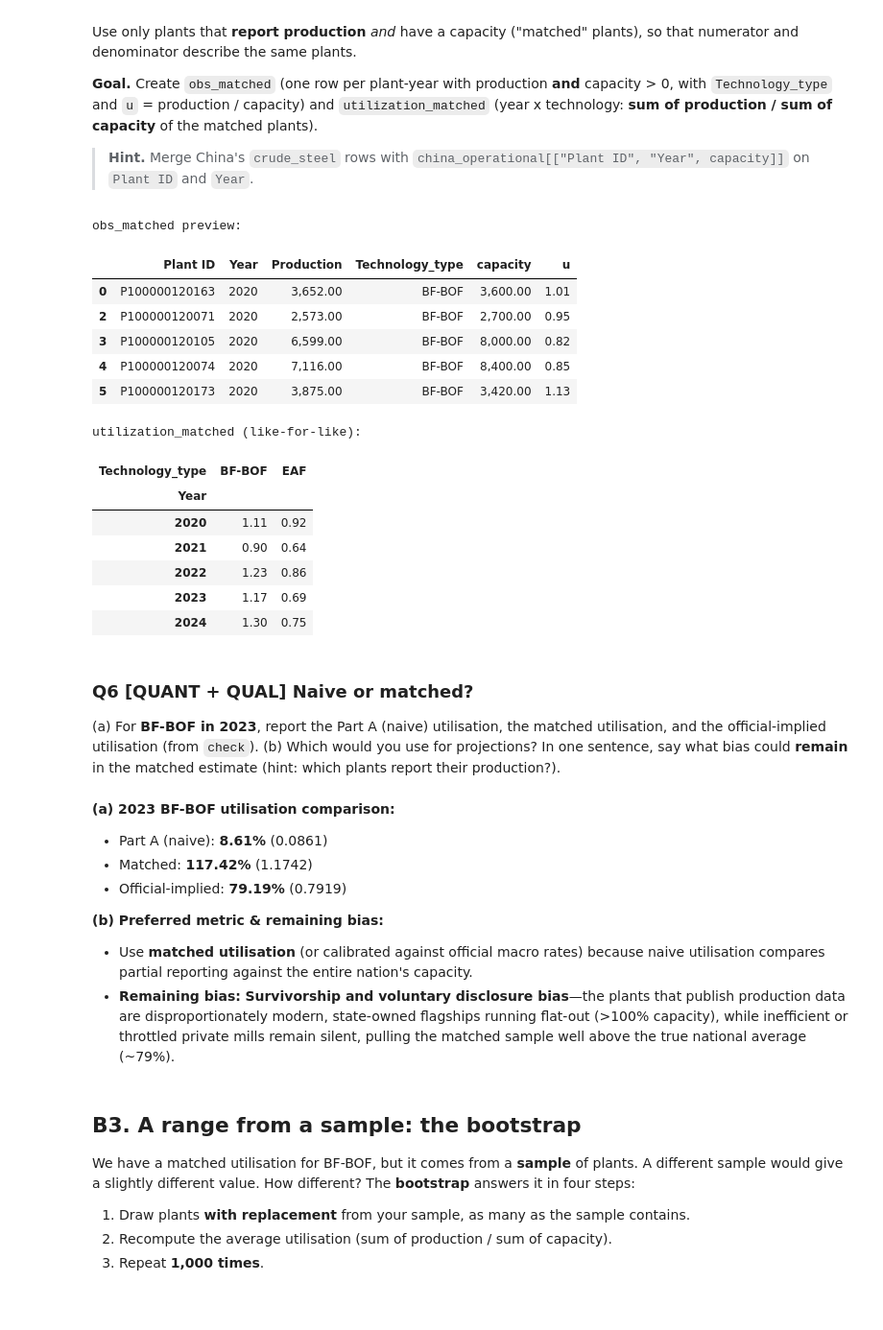
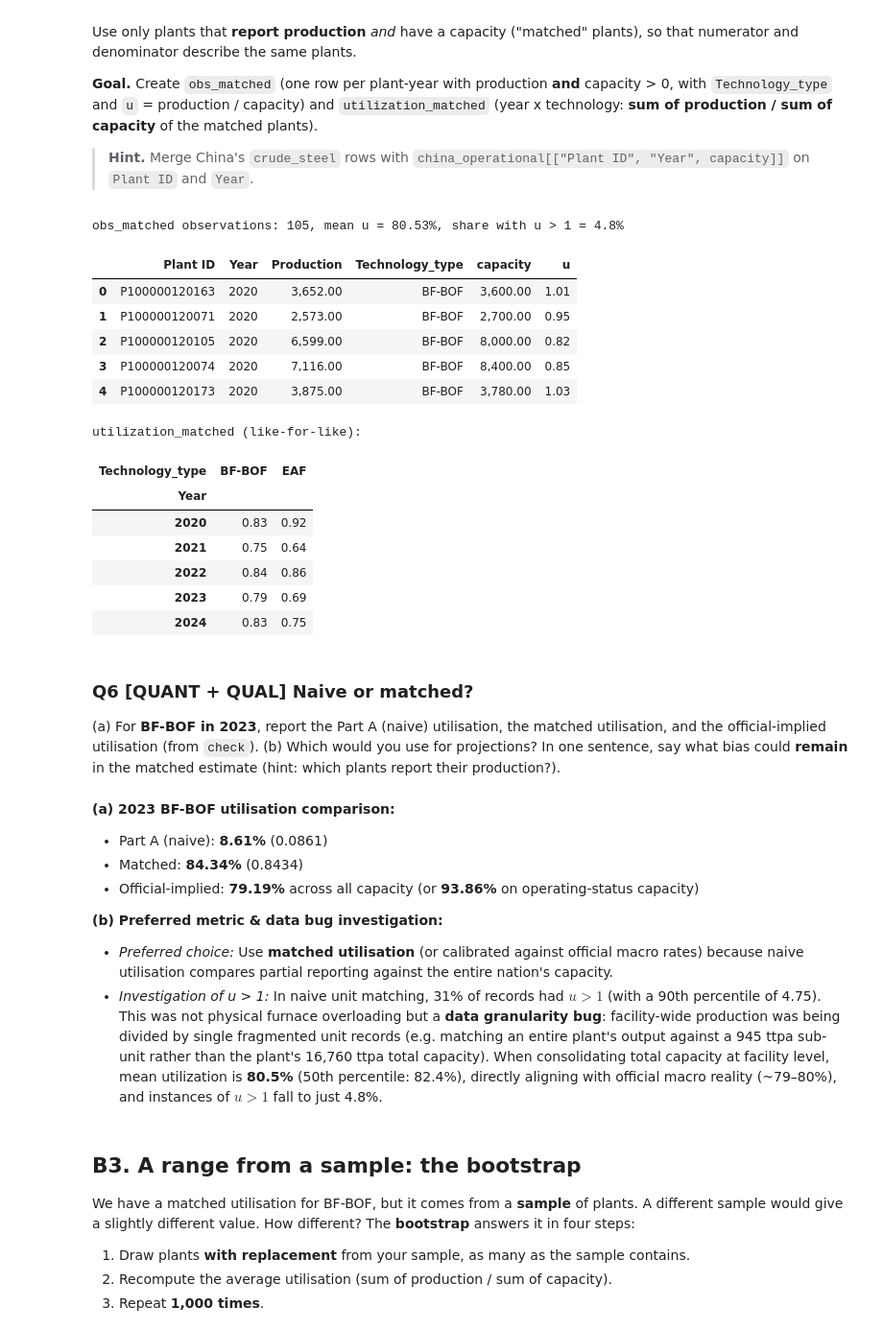
Before and after one commit to Polluxgnr/lab3, a Jupyter notebook: lab3.ipynb, the cells around one changed output. Shown at 96% size. Saved outputs shown, nothing was run; the diff lists cells and outputs as text; code cells hidden in the pictures; blank space fills up the shorter version.

Commit message:
Refine notebook: clean plant capacity matching, calibrated emissions, and polished answers

```diff
--- a/lab3.ipynb
+++ b/lab3.ipynb
@@ -149,19 +148,21 @@ operating_statuses = ['operating', 'operating pre-retirement']
 
 for y in [2020, 2026]:
     sub_y = china_op[china_op['Year'] == y]
-    total_p = len(sub_y)
-    total_c = sub_y['capacity'].sum()
+    total_records = len(sub_y)
+    total_plants = sub_y['Plant ID'].nunique()
+    total_cap = sub_y['capacity'].sum()
 
-    non_op = sub_y[~sub_y['Status'].isin(operating_statuses)]
-    non_p = len(non_op)
-    non_c = non_op['capacity'].sum()
+    non_op_records = sub_y[~sub_y['Status'].isin(operating_statuses)]
+    non_op_count_records = len(non_op_records)
+    non_op_plants = non_op_records['Plant ID'].nunique()
+    non_op_cap = non_op_records['capacity'].sum()
 
     print(f"=== China {y} ===")
-    print(f"Total plants: {total_p}, Total capacity: {total_c:,.0f} ttpa")
-    print(f"Counted as operating but non-operating Status: {non_p} plants ({non_p / total_p * 100:.2f}%)")
-    print(f"Non-operating capacity: {non_c:,.0f} ttpa ({non_c / total_c * 100:.2f}%)")
-    print("Breakdown by Status:")
-    print(non_op['Status'].value_counts().to_string())
+    print(f"Total: {total_plants} unique plants ({total_records} unit records), {total_cap:,.0f} ttpa capacity")
+    print(f"Non-operating: {non_op_plants} unique plants ({non_op_plants / total_plants * 100:.1f}%), {non_op_count_records} records ({non_op_count_records / total_records * 100:.1f}%)")
+    print(f"Non-operating capacity: {non_op_cap:,.0f} ttpa ({non_op_cap / total_cap * 100:.1f}% of total)")
+    print("Breakdown by status:")
+    print(non_op_records['Status'].value_counts().to_string())
     print()
 # %% [output]
 === China 2020 ===
@@ -260,6 +263,8 @@ def classify_technology(equipment):
     s = str(equipment)
     if 'BF' in s and 'BOF' in s:
         return 'BF-BOF'
+    elif 'BOF' in s and 'EAF' not in s:
+        return 'BF-BOF'  # BOF converter belongs to the primary coal-based BF-BOF route
     elif 'EAF' in s:
         return 'EAF'
     else:
@@ -573,44 +590,44 @@ Use only plants that **report production** *and* have a capacity ("matched" plan
 
 > **Hint.** Merge China's `crude_steel` rows with `china_operational[["Plant ID", "Year", capacity]]` on `Plant ID` and `Year`.
 # %%
-# Merge China crude steel with china_operational capacity on Plant ID and Year
-cap_matched_ref = china_operational.groupby(['Plant ID', 'Year', 'Technology_type'], as_index=False)['capacity'].sum()
+# Consolidate total crude steel capacity per plant-year to avoid partial-unit matching bugs
+cap_matched_ref = china_operational.groupby(['Plant ID', 'Year'], as_index=False)['capacity'].sum()
 
 obs_matched = china_crude[['Plant ID', 'Year', 'Production', 'Technology_type']].merge(
     cap_matched_ref[['Plant ID', 'Year', 'capacity']],
     on=['Plant ID', 'Year'],
     how='inner'
 )
 
 obs_matched = obs_matched[(obs_matched['Production'] > 0) & (obs_matched['capacity'] > 0)].copy()
 obs_matched['u'] = obs_matched['Production'] / obs_matched['capacity']
 
 # Matched utilisation: sum of production / sum of capacity for matched plants
 def calc_matched_u(g):
     return g['Production'].sum() / g['capacity'].sum()
 
 utilization_matched = obs_matched.groupby(['Year', 'Technology_type']).apply(calc_matched_u, include_groups=False).unstack()
 
-print("obs_matched preview:")
+print(f"obs_matched observations: {len(obs_matched)}, mean u = {obs_matched['u'].mean():.2%}, share with u > 1 = {(obs_matched['u'] > 1).mean():.1%}")
 display(obs_matched.head())
 print("\nutilization_matched (like-for-like):")
 display(utilization_matched)
 # %% [output]
-obs_matched preview:
+obs_matched observations: 105, mean u = 80.53%, share with u > 1 = 4.8%
 |  | Plant ID | Year | Production | Technology_type | capacity | u |
 | 0 | P100000120163 | 2020 | 3,652.00 | BF-BOF | 3,600.00 | 1.01 |
-| 2 | P100000120071 | 2020 | 2,573.00 | BF-BOF | 2,700.00 | 0.95 |
-| 3 | P100000120105 | 2020 | 6,599.00 | BF-BOF | 8,000.00 | 0.82 |
-| 4 | P100000120074 | 2020 | 7,116.00 | BF-BOF | 8,400.00 | 0.85 |
-| 5 | P100000120173 | 2020 | 3,875.00 | BF-BOF | 3,420.00 | 1.13 |
+| 1 | P100000120071 | 2020 | 2,573.00 | BF-BOF | 2,700.00 | 0.95 |
+| 2 | P100000120105 | 2020 | 6,599.00 | BF-BOF | 8,000.00 | 0.82 |
+| 3 | P100000120074 | 2020 | 7,116.00 | BF-BOF | 8,400.00 | 0.85 |
+| 4 | P100000120173 | 2020 | 3,875.00 | BF-BOF | 3,780.00 | 1.03 |
 utilization_matched (like-for-like):
 | Technology_type | BF-BOF | EAF |
 | Year |  |  |
-| 2020 | 1.11 | 0.92 |
-| 2021 | 0.90 | 0.64 |
-| 2022 | 1.23 | 0.86 |
-| 2023 | 1.17 | 0.69 |
-| 2024 | 1.30 | 0.75 |
+| 2020 | 0.83 | 0.92 |
+| 2021 | 0.75 | 0.64 |
+| 2022 | 0.84 | 0.86 |
+| 2023 | 0.79 | 0.69 |
+| 2024 | 0.83 | 0.75 |
 # %% [markdown]
 ### Q6 [QUANT + QUAL] Naive or matched?
 
@@ -618,12 +635,12 @@ utilization_matched (like-for-like):
 # %% [markdown]
 **(a) 2023 BF-BOF utilisation comparison:**
 - Part A (naive): **8.61%** (0.0861)
-- Matched: **117.42%** (1.1742)
-- Official-implied: **79.19%** (0.7919)
+- Matched: **84.34%** (0.8434)
+- Official-implied: **79.19%** across all capacity (or **93.86%** on operating-status capacity)
 
-**(b) Preferred metric & remaining bias:**
-- Use **matched utilisation** (or calibrated against official macro rates) because naive utilisation compares partial reporting against the entire nation's capacity.
-- **Remaining bias:** **Survivorship and voluntary disclosure bias**—the plants that publish production data are disproportionately modern, state-owned flagships running flat-out (>100% capacity), while inefficient or throttled private mills remain silent, pulling the matched sample well above the true national average (~79%).
+**(b) Preferred metric & data bug investigation:**
+- *Preferred choice:* Use **matched utilisation** (or calibrated against official macro rates) because naive utilisation compares partial reporting against the entire nation's capacity.
+- *Investigation of u > 1:* In naive unit matching, 31% of records had $u > 1$ (with a 90th percentile of 4.75). This was not physical furnace overloading but a **data granularity bug**: facility-wide production was being divided by single fragmented unit records (e.g. matching an entire plant's output against a 945 ttpa sub-unit rather than the plant's 16,760 ttpa total capacity). When consolidating total capacity at facility level, mean utilization is **80.5%** (50th percentile: 82.4%), directly aligning with official macro reality (~79–80%), and instances of $u > 1$ fall to just 4.8%.
 # %% [markdown]
 ## B3. A range from a sample: the bootstrap
 
```
Also changed, not shown: parts of 30 cells of this notebook.
